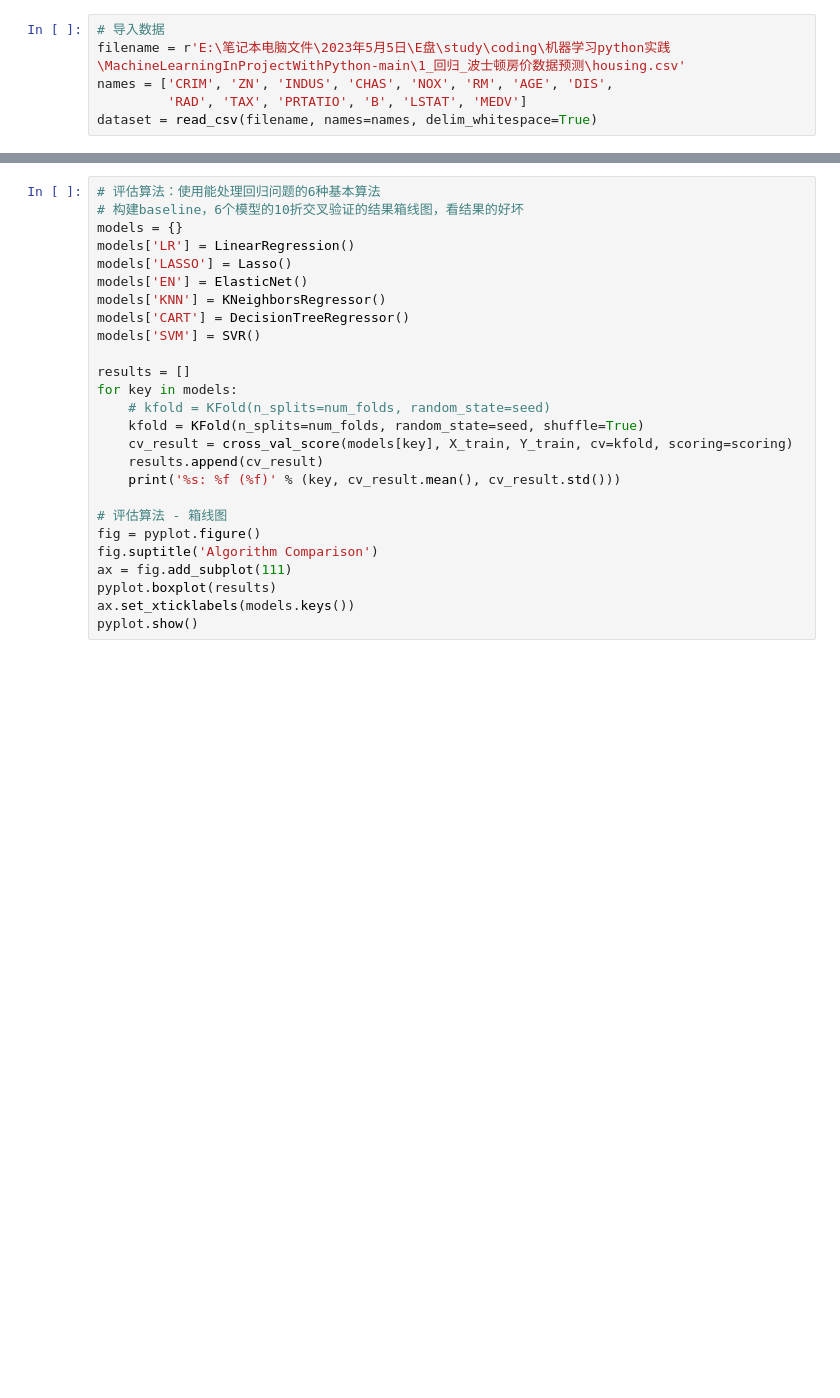
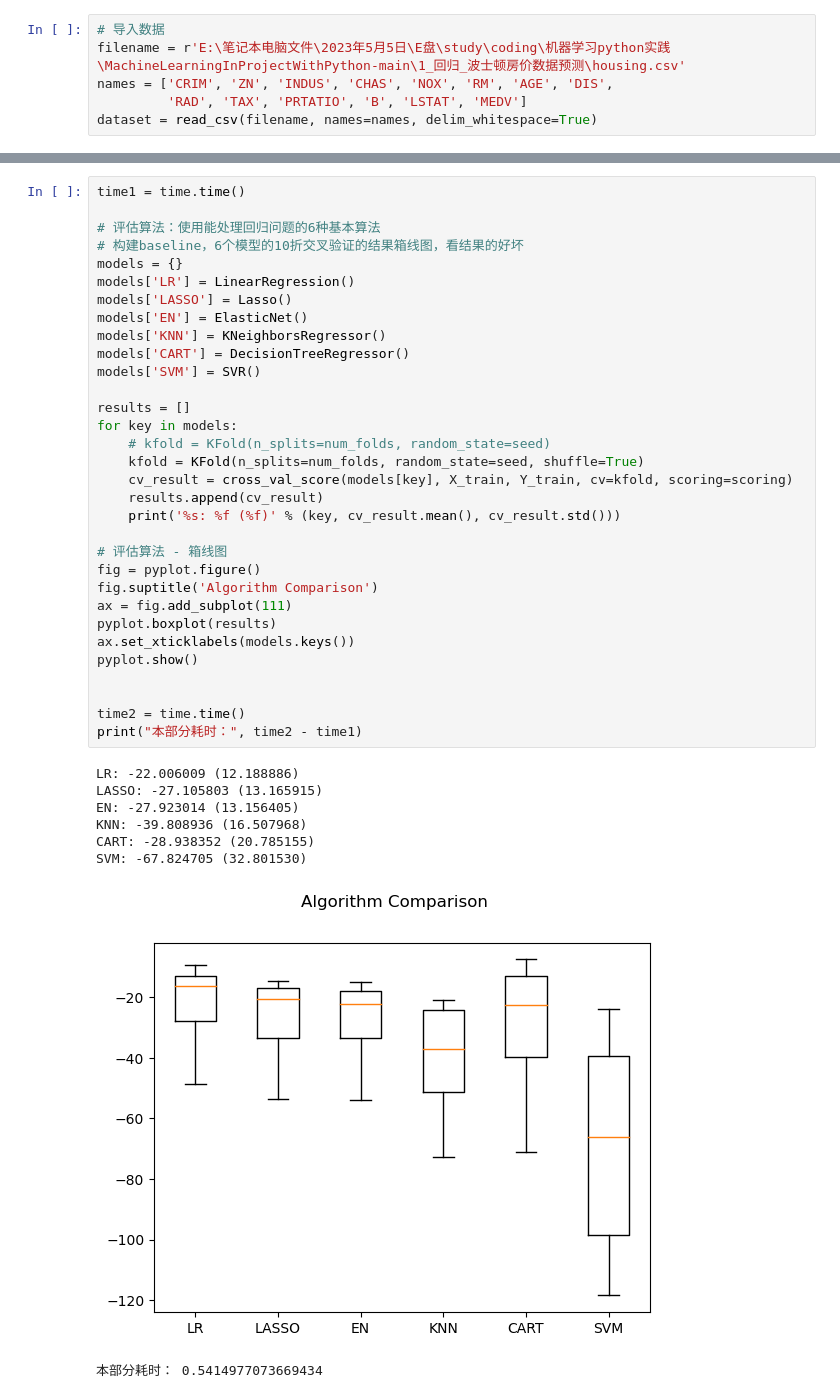
Before and after one commit to angellyao/MachineLearningInProject, a Jupyter notebook: 1_回归_波士顿房价数据预测/回归问题-波士顿房价数据预测.ipynb, the cells around one changed output, grey strips where cells are left out. Cells and saved outputs as stored; diff of their text form; blank space fills up the shorter version.

```diff
--- a/1_回归_波士顿房价数据预测/回归问题-波士顿房价数据预测.ipynb
+++ b/1_回归_波士顿房价数据预测/回归问题-波士顿房价数据预测.ipynb
@@ -174,27 +223,42 @@ SVM: -67.824705 (32.801530)
 # %%
+time1 = time.time()
+
 # 评估算法：使用能处理回归问题的6种基本算法
 # 构建baseline，6个模型的10折交叉验证的结果箱线图，看结果的好坏
 models = {}
 models['LR'] = LinearRegression()
 models['LASSO'] = Lasso()
 models['EN'] = ElasticNet()
 models['KNN'] = KNeighborsRegressor()
 models['CART'] = DecisionTreeRegressor()
 models['SVM'] = SVR()
 
 results = []
 for key in models:
     # kfold = KFold(n_splits=num_folds, random_state=seed)
     kfold = KFold(n_splits=num_folds, random_state=seed, shuffle=True)
     cv_result = cross_val_score(models[key], X_train, Y_train, cv=kfold, scoring=scoring)
     results.append(cv_result)
     print('%s: %f (%f)' % (key, cv_result.mean(), cv_result.std()))
 
 # 评估算法 - 箱线图
 fig = pyplot.figure()
 fig.suptitle('Algorithm Comparison')
 ax = fig.add_subplot(111)
 pyplot.boxplot(results)
 ax.set_xticklabels(models.keys())
 pyplot.show()
+
+
+time2 = time.time()
+print("本部分耗时：", time2 - time1)
+# %% [output]
+LR: -22.006009 (12.188886)
+LASSO: -27.105803 (13.165915)
+EN: -27.923014 (13.156405)
+KNN: -39.808936 (16.507968)
+CART: -28.938352 (20.785155)
+SVM: -67.824705 (32.801530)
+[figure, added]
+本部分耗时： 0.5414977073669434
 # %% [markdown]
```
Also changed, not shown: parts of 30 cells of this notebook.
